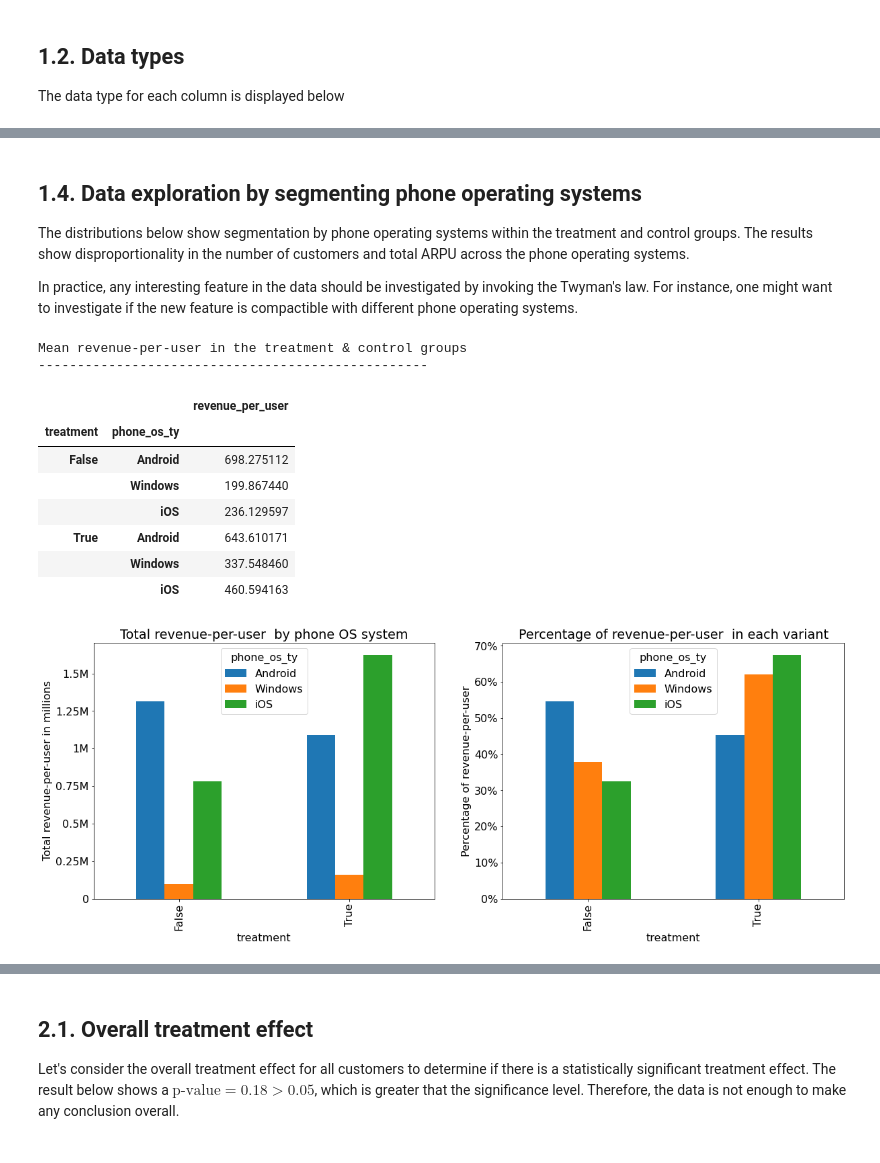
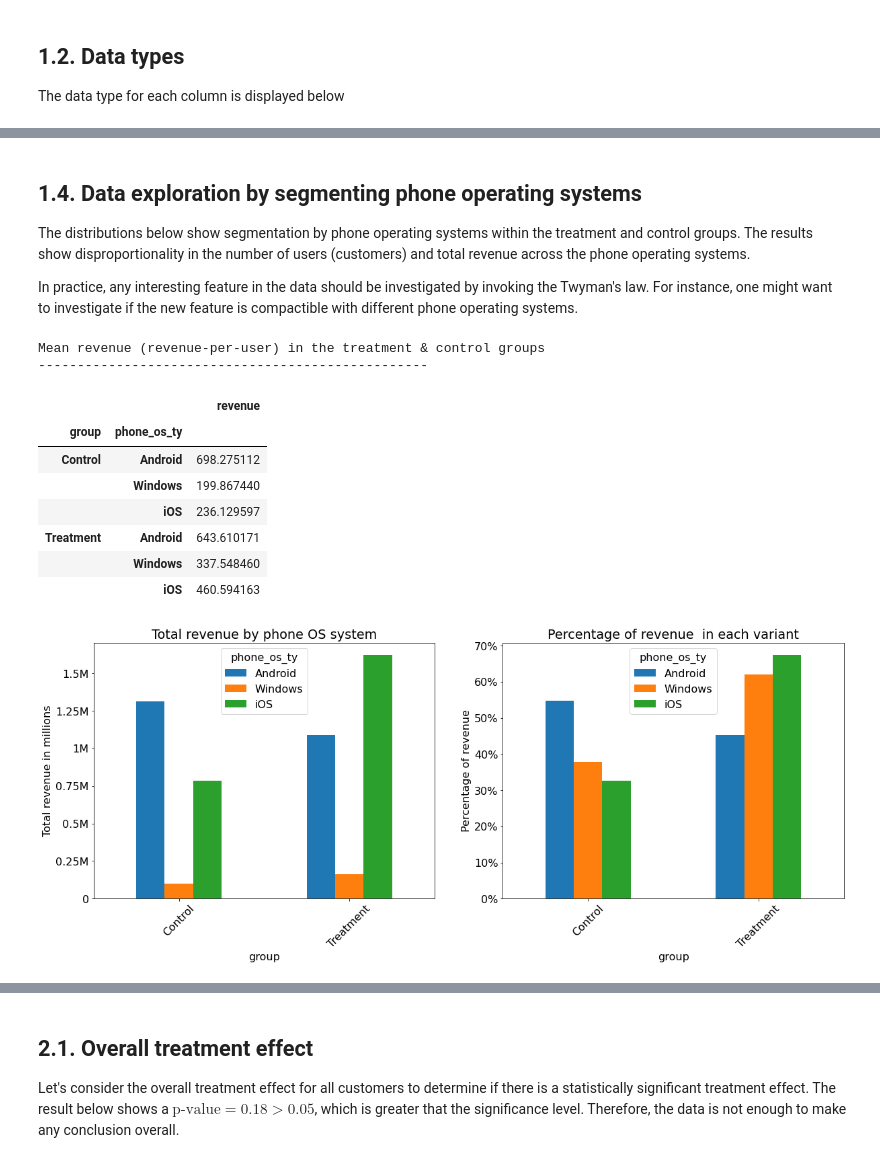
Before and after one commit to Owerre/ab-testing, a Jupyter notebook: notebook/expt-analysis.ipynb, the cells around one changed output, grey strips where cells are left out. Saved outputs shown, nothing was run; the diff lists cells and outputs as text; code cells hidden in the pictures.

```diff
--- a/notebook/expt-analysis.ipynb
+++ b/notebook/expt-analysis.ipynb
@@ -117,49 +117,51 @@ plt.show()
 # %% [markdown]
 ## 1.4. Data exploration by segmenting phone operating systems
-The distributions below show segmentation by phone operating systems within the treatment and control groups. The results show disproportionality in the number of customers and total ARPU across the phone operating systems.
+The distributions below show segmentation by phone operating systems within the treatment and control groups. The results show disproportionality in the number of users (customers) and total revenue across the phone operating systems.
 
 In practice, any interesting feature in the data should be investigated by invoking the Twyman's law. For instance, one might want to investigate if the new feature is compactible with different phone operating systems.
 # %%
-print('Mean revenue-per-user in the treatment & control groups')
+print('Mean revenue (revenue-per-user) in the treatment & control groups')
 print('-'*50)
-df.pivot_table('revenue_per_user', index =['treatment','phone_os_ty'], aggfunc = 'mean')
+df.pivot_table('revenue', index =['group','phone_os_ty'], aggfunc = 'mean')
 # %% [output]
-Mean revenue-per-user in the treatment & control groups
+Mean revenue (revenue-per-user) in the treatment & control groups
 --------------------------------------------------
-|  |  | revenue_per_user |
-| treatment | phone_os_ty |  |
-| False | Android | 698.275112 |
+|  |  | revenue |
+| group | phone_os_ty |  |
+| Control | Android | 698.275112 |
 |  | Windows | 199.867440 |
 |  | iOS | 236.129597 |
-| True | Android | 643.610171 |
+| Treatment | Android | 643.610171 |
 |  | Windows | 337.548460 |
 |  | iOS | 460.594163 |
 # %%
 fig, (ax1, ax2) = plt.subplots(1,2, figsize = (20,7))
 
 # plots
-p3 = pd.crosstab(values = df['revenue_per_user'],index = df['treatment'],
+p3 = pd.crosstab(values = df['revenue'],index = df['group'],
                  columns = df['phone_os_ty'],aggfunc = 'sum')
-p4 = pd.crosstab(values = df['revenue_per_user'],index = df['treatment'],
+p4 = pd.crosstab(values = df['revenue'],index = df['group'],
                  columns = df['phone_os_ty'],aggfunc = 'sum',
                  normalize = 'columns')
 p3.plot(kind = 'bar', ax = ax1)
 p4.plot(kind = 'bar', ax = ax2)
 
 # axes labels
 label = ['0%', '10%', '20%', '30%', '40%','50%', '60%', '70%']
 label_ = ['0', '0.25M', '0.5M', '0.75M', '1M', '1.25M', '1.5M']
-ax1.set_title('Total revenue-per-user  by phone OS system')
-ax1.set_ylabel('Total revenue-per-user in millions')
+ax1.set_title('Total revenue by phone OS system')
+ax1.set_ylabel('Total revenue in millions')
 ax1.set_yticks(np.arange(0,1.6*10**6, 0.25*10**6))
 ax1.set_yticklabels(label_)
-ax2.set_title('Percentage of revenue-per-user  in each variant')
-ax2.set_ylabel('Percentage of revenue-per-user')
+ax1.set_xticklabels(['Control', 'Treatment'], rotation = 45)
+ax2.set_title('Percentage of revenue  in each variant')
+ax2.set_ylabel('Percentage of revenue')
 ax2.set_yticklabels(label)
+ax2.set_xticklabels(['Control', 'Treatment'], rotation = 45)
 plt.savefig('../images/fig2.png')
 plt.show()
 # %% [output]
-[figure, old version]
+[figure, new version]
 # %%
 fig, (ax1, ax2) = plt.subplots(1,2, figsize = (20,7))
 
```
Also changed, not shown: parts of 27 cells of this notebook, 5 other files.
